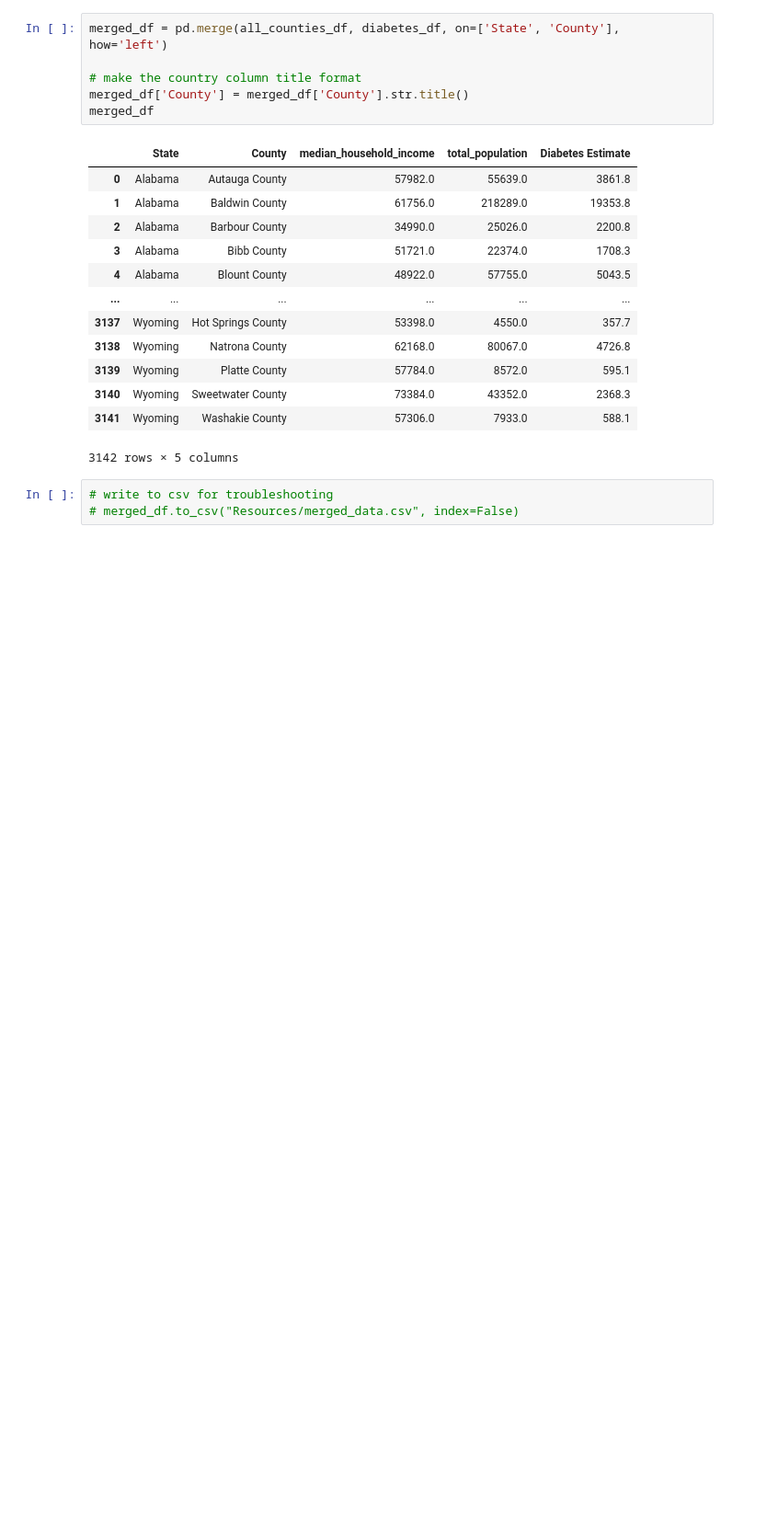
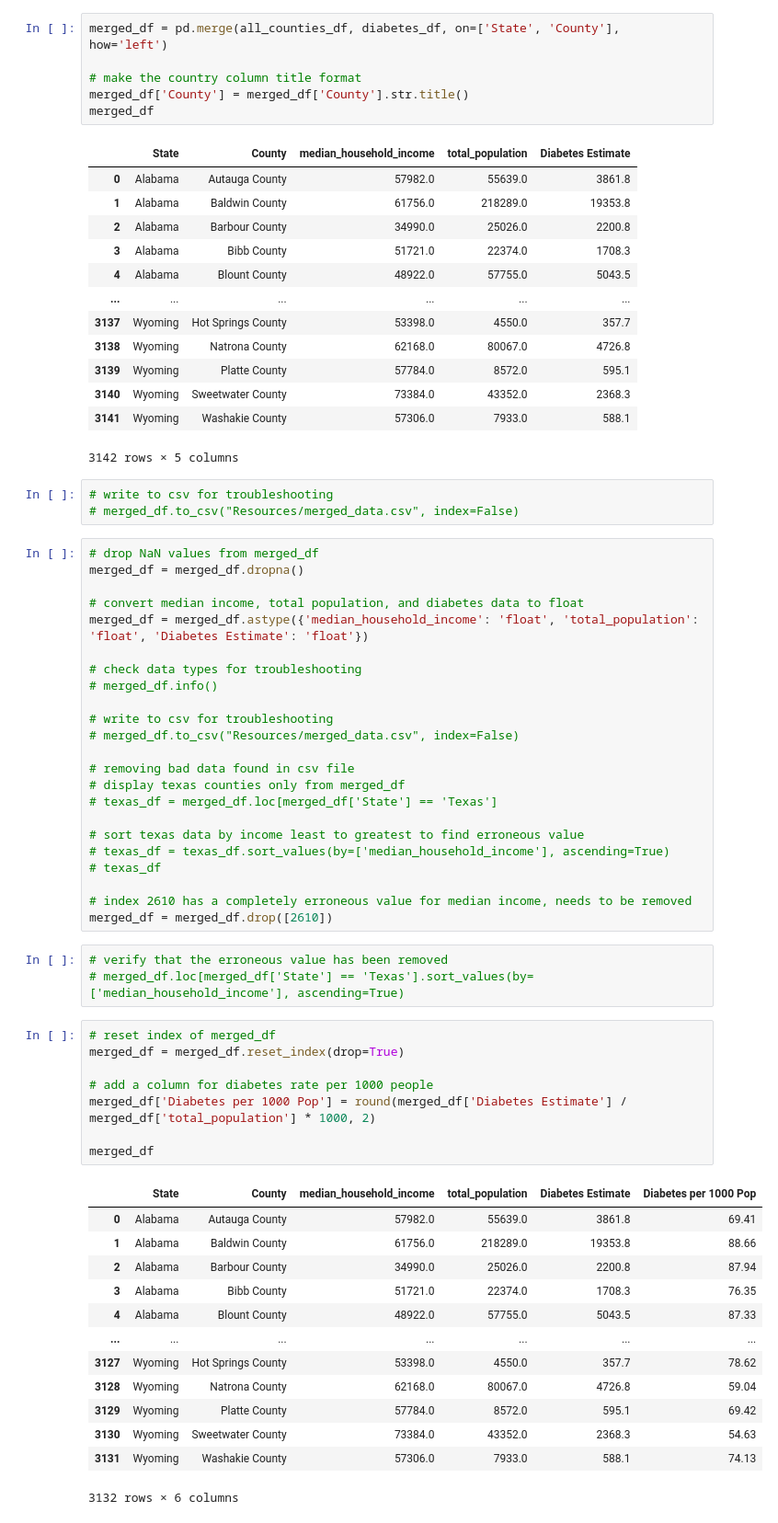
Before and after one commit to ai-bevo/Team-M.A.C.K., a Jupyter notebook: main_notebook.ipynb, the cells around one changed output. Shown at 92% size. Cells and saved outputs as stored; diff of their text form; blank space fills up the shorter version.

```diff
--- a/main_notebook.ipynb
+++ b/main_notebook.ipynb
@@ -160,3 +165,51 @@ merged_df
 # %%
 # write to csv for troubleshooting
 # merged_df.to_csv("Resources/merged_data.csv", index=False)
+# %%
+# drop NaN values from merged_df
+merged_df = merged_df.dropna()
+
+# convert median income, total population, and diabetes data to float
+merged_df = merged_df.astype({'median_household_income': 'float', 'total_population': 'float', 'Diabetes Estimate': 'float'})
+
+# check data types for troubleshooting
+# merged_df.info()
+
+# write to csv for troubleshooting
+# merged_df.to_csv("Resources/merged_data.csv", index=False)
+
+# removing bad data found in csv file
+# display texas counties only from merged_df
+# texas_df = merged_df.loc[merged_df['State'] == 'Texas']
+
+# sort texas data by income least to greatest to find erroneous value
+# texas_df = texas_df.sort_values(by=['median_household_income'], ascending=True)
+# texas_df
+
+# index 2610 has a completely erroneous value for median income, needs to be removed
+merged_df = merged_df.drop([2610])
+# %%
+# verify that the erroneous value has been removed
+# merged_df.loc[merged_df['State'] == 'Texas'].sort_values(by=['median_household_income'], ascending=True)
+# %%
+# reset index of merged_df
+merged_df = merged_df.reset_index(drop=True)
+
+# add a column for diabetes rate per 1000 people
+merged_df['Diabetes per 1000 Pop'] = round(merged_df['Diabetes Estimate'] / merged_df['total_population'] * 1000, 2)
+
+merged_df
+# %% [output]
+|  | State | County | median_household_income | total_population | Diabetes Estimate | Diabetes per 1000 Pop |
+| 0 | Alabama | Autauga County | 57982.0 | 55639.0 | 3861.8 | 69.41 |
+| 1 | Alabama | Baldwin County | 61756.0 | 218289.0 | 19353.8 | 88.66 |
+| 2 | Alabama | Barbour County | 34990.0 | 25026.0 | 2200.8 | 87.94 |
+| 3 | Alabama | Bibb County | 51721.0 | 22374.0 | 1708.3 | 76.35 |
+| 4 | Alabama | Blount County | 48922.0 | 57755.0 | 5043.5 | 87.33 |
+| ... | ... | ... | ... | ... | ... | ... |
+| 3127 | Wyoming | Hot Springs County | 53398.0 | 4550.0 | 357.7 | 78.62 |
+| 3128 | Wyoming | Natrona County | 62168.0 | 80067.0 | 4726.8 | 59.04 |
+| 3129 | Wyoming | Platte County | 57784.0 | 8572.0 | 595.1 | 69.42 |
+| 3130 | Wyoming | Sweetwater County | 73384.0 | 43352.0 | 2368.3 | 54.63 |
+| 3131 | Wyoming | Washakie County | 57306.0 | 7933.0 | 588.1 | 74.13 |
+3132 rows × 6 columns
```
Also changed, not shown: parts of 11 cells of this notebook, 2 other files.
